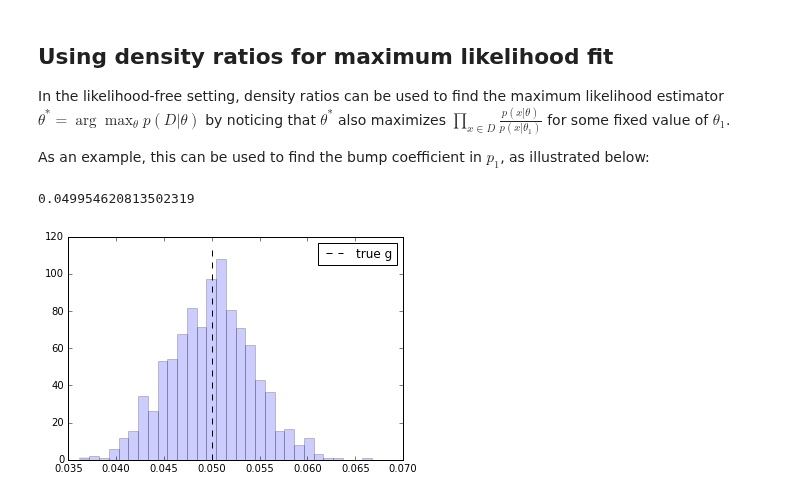
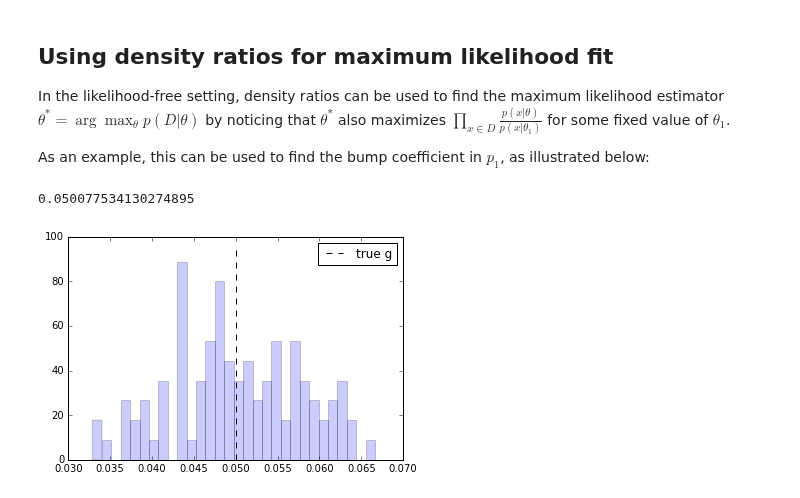
Before and after one commit to diana-hep/carl, a Jupyter notebook: examples/Approximating likelihood ratios with calibrated classifiers.ipynb, the cells around one changed output. Saved outputs shown, nothing was run; the diff lists cells and outputs as text; code cells hidden in the pictures.

```diff
--- a/examples/Approximating likelihood ratios with calibrated classifiers.ipynb
+++ b/examples/Approximating likelihood ratios with calibrated classifiers.ipynb
@@ -106,21 +122,23 @@ As an example, this can be used to find the bump coefficient in $p_1$, as illust
 from sklearn.utils import check_random_state
 from scipy.optimize import minimize
 
-n_trials = 1000
+n_trials = 100
 mles = []
 
 for i in range(n_trials):
     # Reset
     rng = check_random_state(i)
-    p0.set_params(random_state=rng)
-    p1.set_params(random_state=rng)
 
     g.set_value(bump_coefficient)
-    X_true = p0.rvs(5000)
+    X_true = p0.rvs(5000, random_state=rng)
 
     # Fit ratio
-    clf = MLPRegressor(activation="tanh", hidden_layer_sizes=(10, 10), random_state=rng)
-    cc = DecomposedRatio(ClassifierRatio(base_estimator=CalibratedClassifierCV(clf, cv=cv)))
+    clf = MLPRegressor(tol=1e-05, activation="logistic",
+                       hidden_layer_sizes=(10, 10), learning_rate_init=1e-07,
+                       learning_rate="constant", algorithm="l-bfgs", random_state=rng,
+                       max_iter=75)
+    cc = DecomposedRatio(ClassifierRatio(base_estimator=CalibratedClassifierCV(clf, cv=cv, bins=20),
+                                         random_state=rng))
     cc.fit(numerator=p0, denominator=p1, n_samples=100000)
 
     # Inference
@@ -137,14 +155,15 @@ for i in range(n_trials):
                                     {'type':'ineq', 'fun': lambda x: 1. - x[0]},])
 
     mles.append(results.x[0])
-# %%
-np.mean(mles)
-# %% [output]
-0.049954620813502319
+# %%
+mles = np.array(mles)
+np.mean(mles[np.isfinite(mles)])
+# %% [output]
+0.050077534130274895
 # %%
-h = plt.hist(mles, bins=30, normed=1, alpha=0.2)
+h = plt.hist(mles[np.isfinite(mles)], bins=30, normed=1, alpha=0.2)
 plt.vlines(bump_coefficient, 0, h[0].max()+5, linestyles="dashed", label="true g")
 plt.legend()
 plt.show()
 # %% [output]
-[figure, old version]
+[figure, new version]
```
Also changed, not shown: parts of 6 cells of this notebook, 23 other files.
